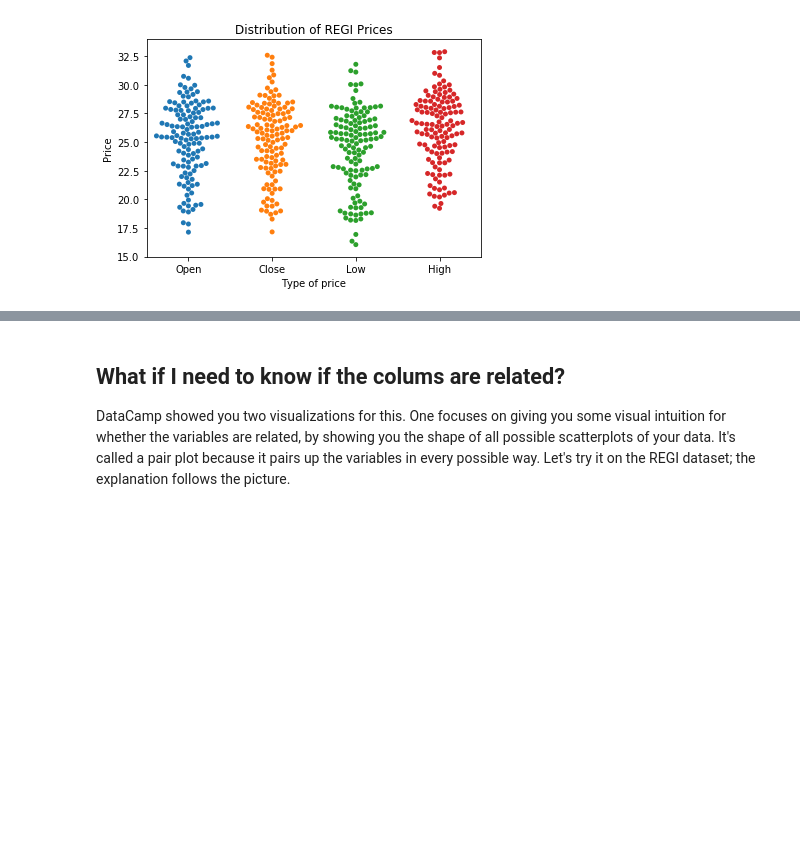
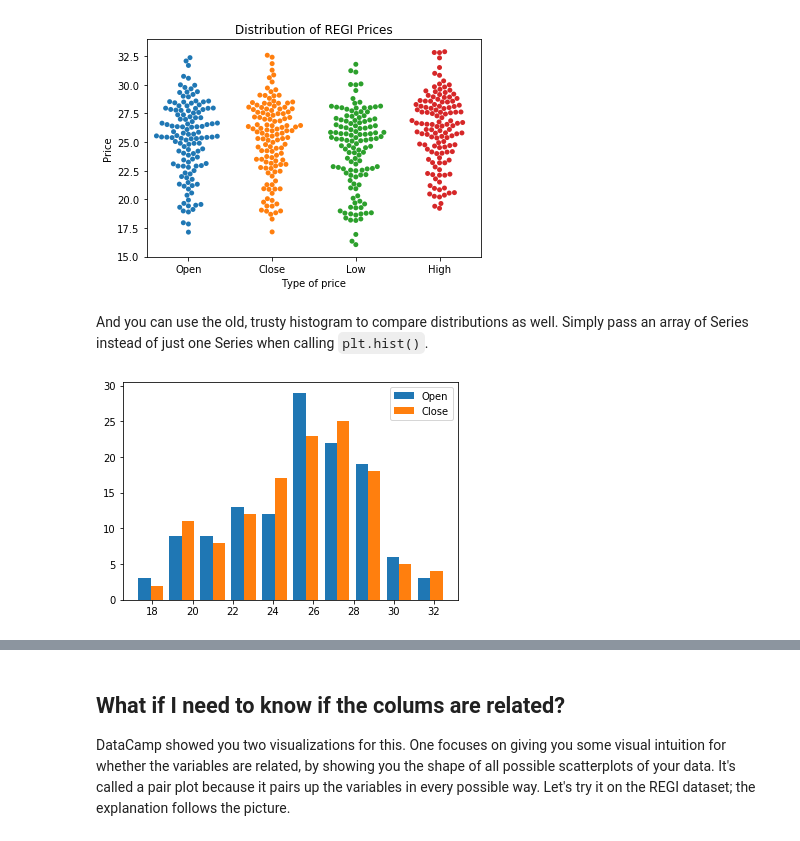
Before and after one commit to nathancarter/MA346-course-notes, a Jupyter notebook: chapter-10-visualization.ipynb, the cells around one changed output, grey strips where cells are left out. Drawn from its saved outputs; the diff is of its cells as text; code cells hidden in the pictures; blank space fills up the shorter version.

```diff
--- a/chapter-10-visualization.ipynb
+++ b/chapter-10-visualization.ipynb
@@ -314,3 +316,11 @@ plt.title( 'Distribution of REGI Prices' )
 plt.show()
 # %% [output]
 [figure]
+# %% [markdown]
+And you can use the old, trusty histogram to compare distributions as well.  Simply pass an array of Series instead of just one Series when calling `plt.hist()`.
+# %%
+plt.hist( [ regi_df['Open'], regi_df['Close'] ], label=[ 'Open', 'Close' ] )
+plt.legend()
+plt.show()
+# %% [output]
+[figure, added]
```
Also changed, not shown: parts of 9 cells of this notebook, 2 other files.
